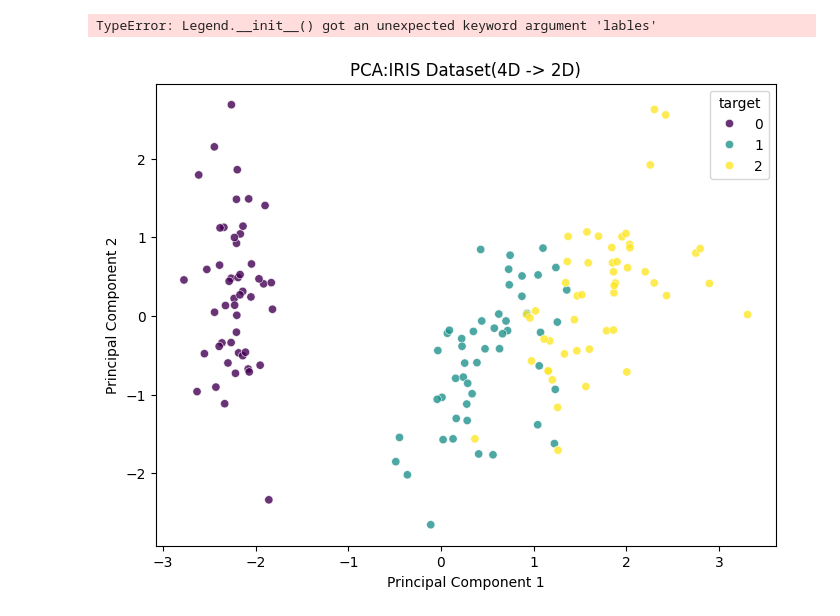
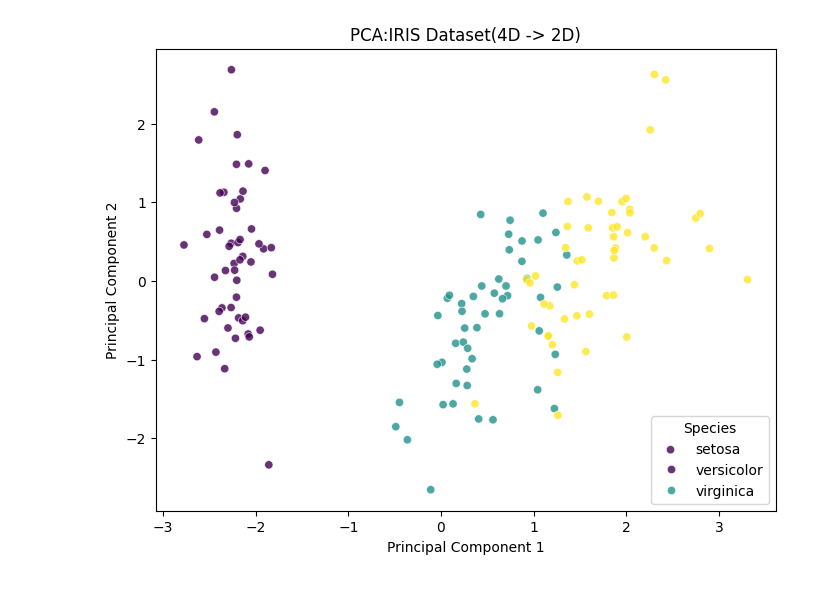
Before and after one commit to Anshulhalkarni/Machine-Learning, a Jupyter notebook: Exp3.ipynb, the cells around one changed output. Drawn from its saved outputs; the diff is of its cells as text; code cells hidden in the pictures.

Commit message:
Error removed  mis-spelled labels

```diff
--- a/Exp3.ipynb
+++ b/Exp3.ipynb
@@ -1,32 +1,31 @@
 # %%
 import numpy as np
 import pandas as pd
 import matplotlib.pyplot as plt
 import seaborn as sns
 from sklearn import datasets
 from sklearn.decomposition import PCA
 from sklearn.preprocessing import StandardScaler
 
 iris=datasets.load_iris()
 X = iris.data
 Y = iris.target
 
 scaler = StandardScaler()
 x_scaled = scaler.fit_transform(X)
 
 pca = PCA(n_components=2)
 x_pca = pca.fit_transform(x_scaled)
 
 df_pca = pd.DataFrame(x_pca, columns=['PC1','PC2'])
 df_pca['target'] = Y
 
 plt.figure(figsize=(8,6))
 sns.scatterplot(x='PC1',y='PC2',hue=df_pca['target'],palette='viridis',data=df_pca,alpha=0.8)
 plt.xlabel('Principal Component 1')
 plt.ylabel('Principal Component 2')
 plt.title ('PCA:IRIS Dataset(4D -> 2D)')
-plt.legend(title = "Species" , lables=iris.target_names)
+plt.legend(title = "Species" , labels=iris.target_names)
 plt.show()
 # %% [output]
-TypeError: Legend.__init__() got an unexpected keyword argument 'lables'
-[figure, old version]
+[figure, new version]
```
